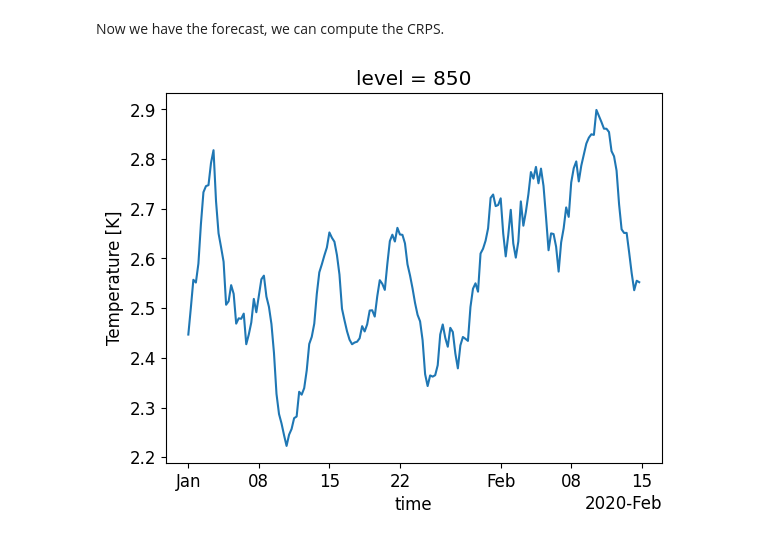
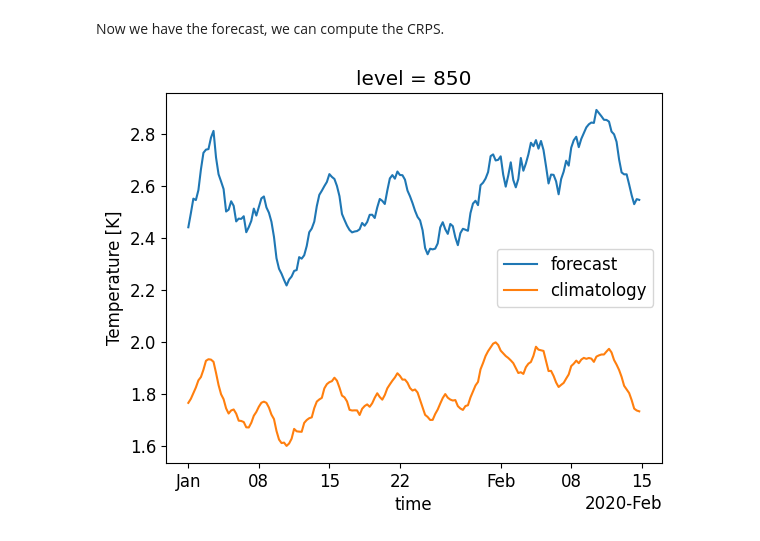
Before and after one commit to SVDROM/grid-search, a Jupyter notebook: evaluation_winter_2020.ipynb, the cells around one changed output. Drawn from its saved outputs; the diff is of its cells as text; code cells hidden in the pictures.

```diff
--- a/evaluation_winter_2020.ipynb
+++ b/evaluation_winter_2020.ipynb
@@ -456,3 +430,17 @@ forecast_var.to_netcdf(path / file_name)
+# %%
+clima_std_short_term = xr.open_dataarray(
+    "input_data/climatology_std_2010-2019.zarr",
+    chunks="auto",
+    engine="zarr",
+)
+# %%
+forecast_mean = xr.open_dataarray("forecasts/probabilistic/forecast_mean_10.nc")
+forecast_var = xr.open_dataarray("forecasts/probabilistic/forecast_var_10.nc")
+# %%
+clima_std_short_term = clima_std_short_term.sel(
+    dayofyear=slice(0, 60)
+)
+clima_std_short_term = expand_time_climatology(clima_std_short_term, 2020)
 # %% [markdown]
 Now we have the forecast, we can compute the CRPS.
 # %%
@@ -463,14 +451,23 @@ crps = compute_crps_gaussian(
     prediction_mean=forecast_mean,
     prediction_std=np.sqrt(forecast_var)
 )
+# %%
+crps_clima = compute_crps_gaussian(
+    ground_truth=ground_truth.sel(time=forecast_mean.time),
+    prediction_mean=clima_short_term.sel(time=forecast_mean.time),
+    prediction_std=clima_std_short_term.sel(time=forecast_mean.time),
+)
 # %%
 # close the Dask cluster now we are done with it
 client.close()
 # %%
 plt.figure()
 
-crps.plot()
+crps.plot(label="forecast")
+crps_clima.plot(label="climatology")
+
+plt.legend()
 
 plt.show()
 # %% [output]
-[figure, old version]
+[figure, new version]
```
Also changed, not shown: parts of 11 cells of this notebook.
